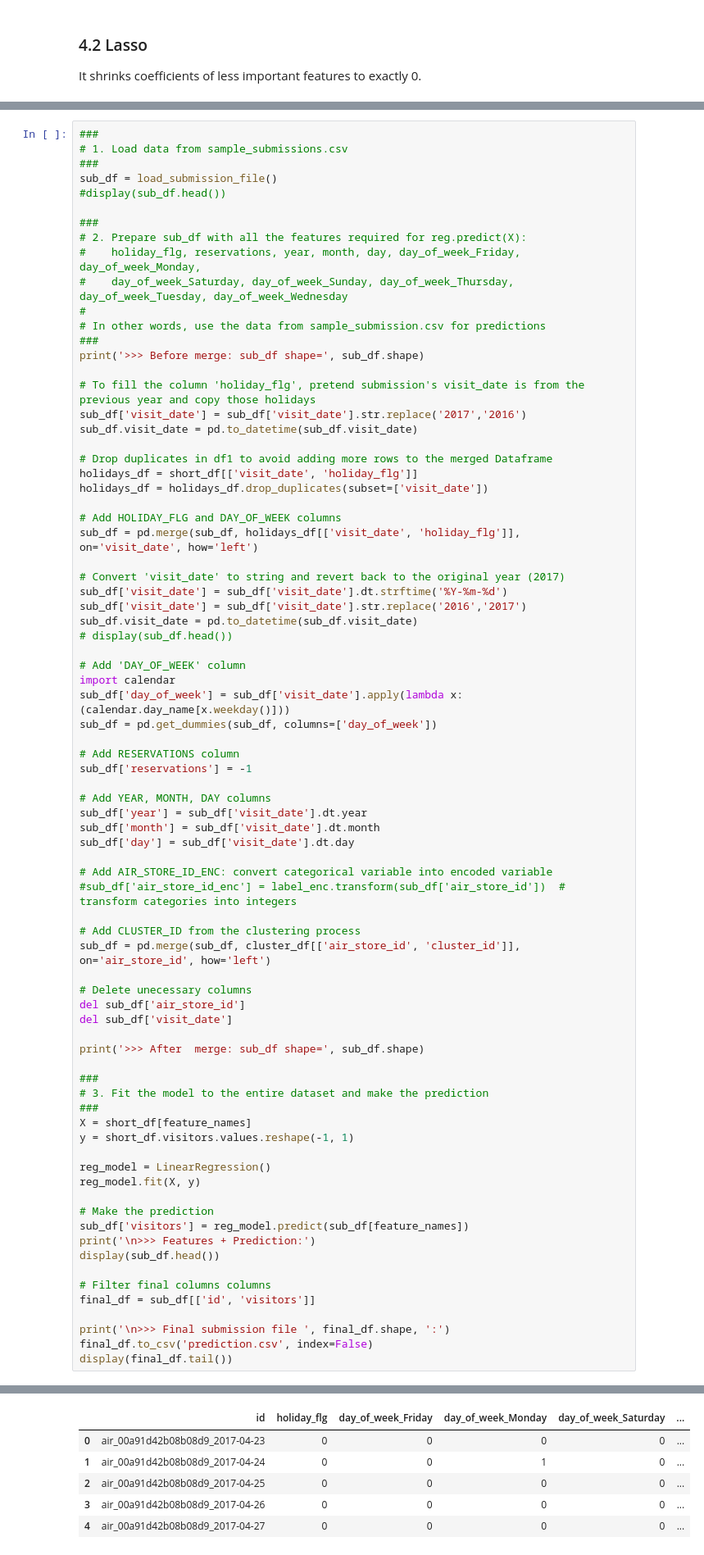
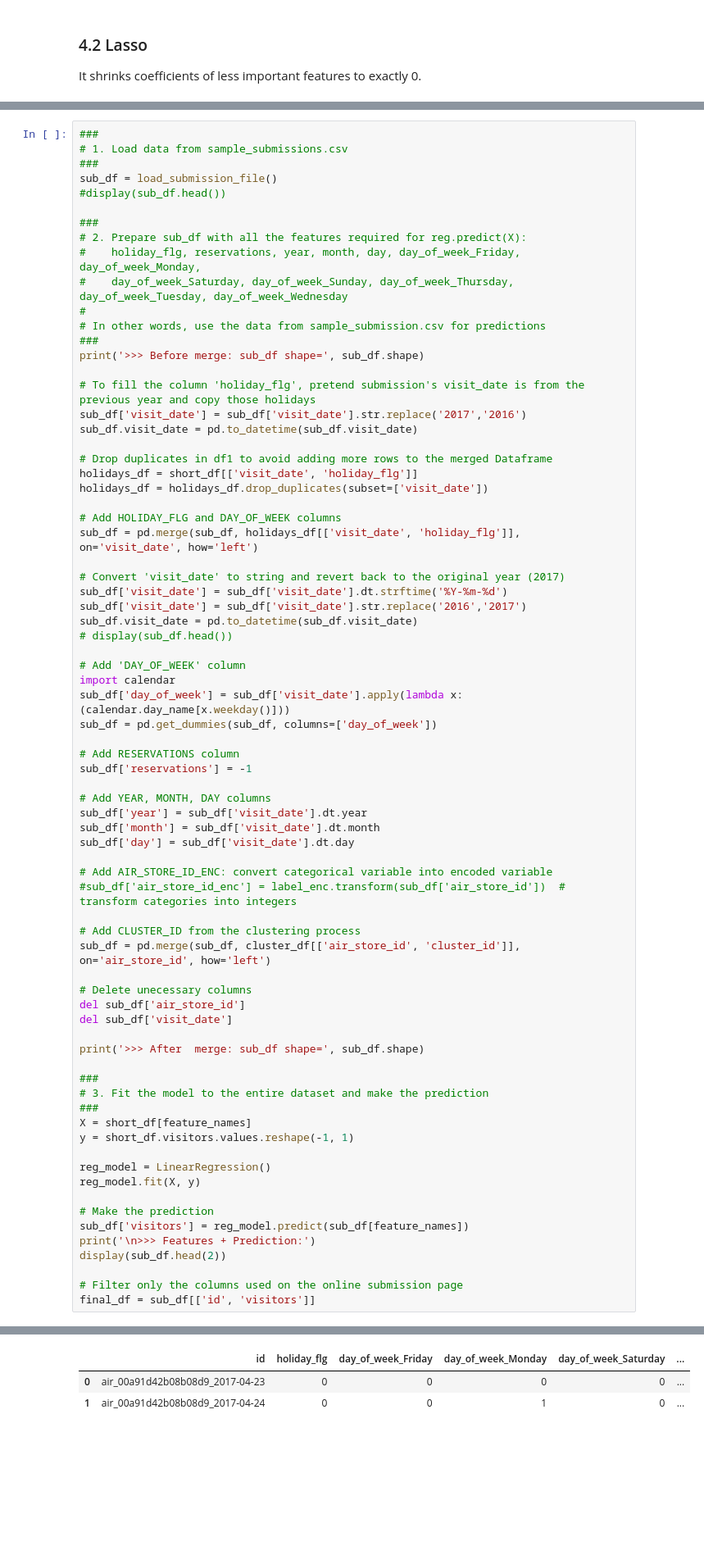
Before and after one commit to karlphillip/DataScience, a Jupyter notebook: Capstone Project1/3_regression.ipynb, the cells around one changed output, grey strips where cells are left out. Shown at 82% size. Cells and saved outputs as stored; diff of their text form; blank space fills up the shorter version.

```diff
--- a/Capstone Project1/3_regression.ipynb
+++ b/Capstone Project1/3_regression.ipynb
@@ -605,39 +599,32 @@ sub_df['day'] = sub_df['visit_date'].dt.day
 sub_df = pd.merge(sub_df, cluster_df[['air_store_id', 'cluster_id']], on='air_store_id', how='left')
 
 # Delete unecessary columns
 del sub_df['air_store_id']
 del sub_df['visit_date']
 
 print('>>> After  merge: sub_df shape=', sub_df.shape)
 
 ###
 # 3. Fit the model to the entire dataset and make the prediction
 ###
 X = short_df[feature_names]
 y = short_df.visitors.values.reshape(-1, 1)
 
 reg_model = LinearRegression()
 reg_model.fit(X, y)
 
 # Make the prediction
 sub_df['visitors'] = reg_model.predict(sub_df[feature_names])
 print('\n>>> Features + Prediction:')
-display(sub_df.head())
+display(sub_df.head(2))
 
-# Filter final columns columns
+# Filter only the columns used on the online submission page
 final_df = sub_df[['id', 'visitors']]
-
-print('\n>>> Final submission file ', final_df.shape, ':')
-final_df.to_csv('prediction.csv', index=False)
-display(final_df.tail())
 # %% [output]
 >>> Before merge: sub_df shape= (32019, 3)
 >>> After  merge: sub_df shape= (32019, 14)
 
 >>> Features + Prediction:
 |  | id | holiday_flg | day_of_week_Friday | day_of_week_Monday | day_of_week_Saturday | ... |
 | 0 | air_00a91d42b08b08d9_2017-04-23 | 0 | 0 | 0 | 0 | ... |
 | 1 | air_00a91d42b08b08d9_2017-04-24 | 0 | 0 | 1 | 0 | ... |
-| 2 | air_00a91d42b08b08d9_2017-04-25 | 0 | 0 | 0 | 0 | ... |
-| 3 | air_00a91d42b08b08d9_2017-04-26 | 0 | 0 | 0 | 0 | ... |
-| 4 | air_00a91d42b08b08d9_2017-04-27 | 0 | 0 | 0 | 0 | ... |
```
Also changed, not shown: parts of 16 cells of this notebook.
